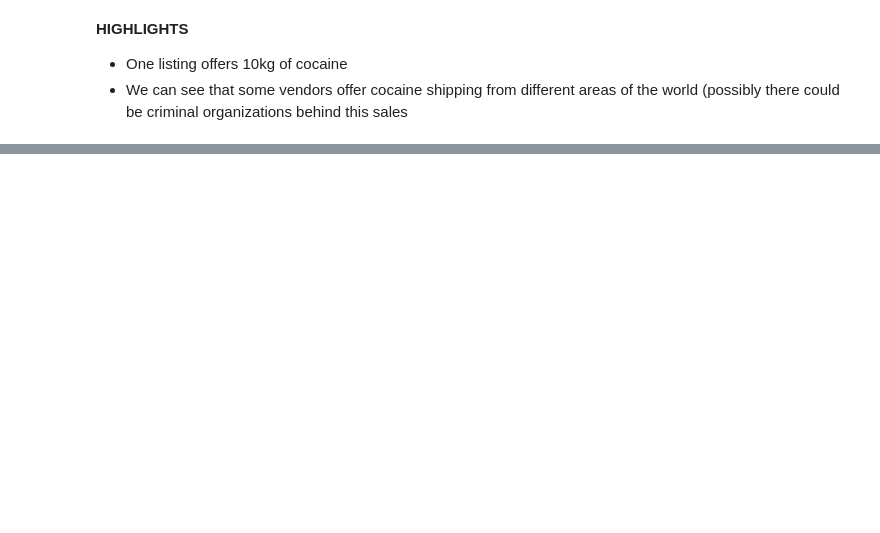
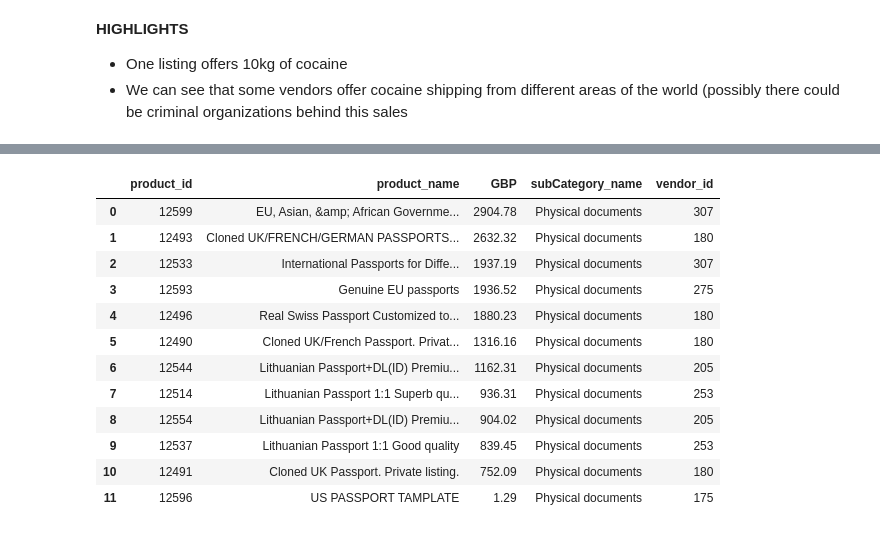
Before and after one commit to mauromsl/dark_web_datamining, a Jupyter notebook: python_src/python_analysis.ipynb, the cells around one changed output, grey strips where cells are left out. Cells and saved outputs as stored; diff of their text form; code cells hidden in the pictures; blank space fills up the shorter version.

Commit message:
Analysis on passports and fake ids

```diff
--- a/python_src/python_analysis.ipynb
+++ b/python_src/python_analysis.ipynb
@@ -579,0 +607,24 @@ cocaine_listings[[
+# %%
+passport_dataframe = db.pandas_query('''
+    SELECT A.product_id, A.product_name, A.GBP, B.subCategory_name, A.vendor_id
+    FROM dark_web.tblProduct A
+    JOIN tblSubCategory B ON B.subCategory_id = A.subCategory_id
+    WHERE A.product_name LIKE '%passport%'
+    AND B.subCategory_name = 'Physical documents'
+    ORDER BY GBP DESC;
+    ''')
+passport_dataframe
+# %% [output]
+|  | product_id | product_name | GBP | subCategory_name | vendor_id |
+| 0 | 12599 | EU, Asian, &amp; African Governme... | 2904.78 | Physical documents | 307 |
+| 1 | 12493 | Cloned UK/FRENCH/GERMAN PASSPORTS... | 2632.32 | Physical documents | 180 |
+| 2 | 12533 | International Passports for Diffe... | 1937.19 | Physical documents | 307 |
+| 3 | 12593 | Genuine EU passports | 1936.52 | Physical documents | 275 |
+| 4 | 12496 | Real Swiss Passport Customized to... | 1880.23 | Physical documents | 180 |
+| 5 | 12490 | Cloned UK/French Passport. Privat... | 1316.16 | Physical documents | 180 |
+| 6 | 12544 | Lithuanian Passport+DL(ID) Premiu... | 1162.31 | Physical documents | 205 |
+| 7 | 12514 | Lithuanian Passport 1:1 Superb qu... | 936.31 | Physical documents | 253 |
+| 8 | 12554 | Lithuanian Passport+DL(ID) Premiu... | 904.02 | Physical documents | 205 |
+| 9 | 12537 | Lithuanian Passport 1:1 Good quality | 839.45 | Physical documents | 253 |
+| 10 | 12491 | Cloned UK Passport. Private listing. | 752.09 | Physical documents | 180 |
+| 11 | 12596 | US PASSPORT TAMPLATE | 1.29 | Physical documents | 175 |
```
Also changed, not shown: parts of 19 cells of this notebook, 1 other file.
